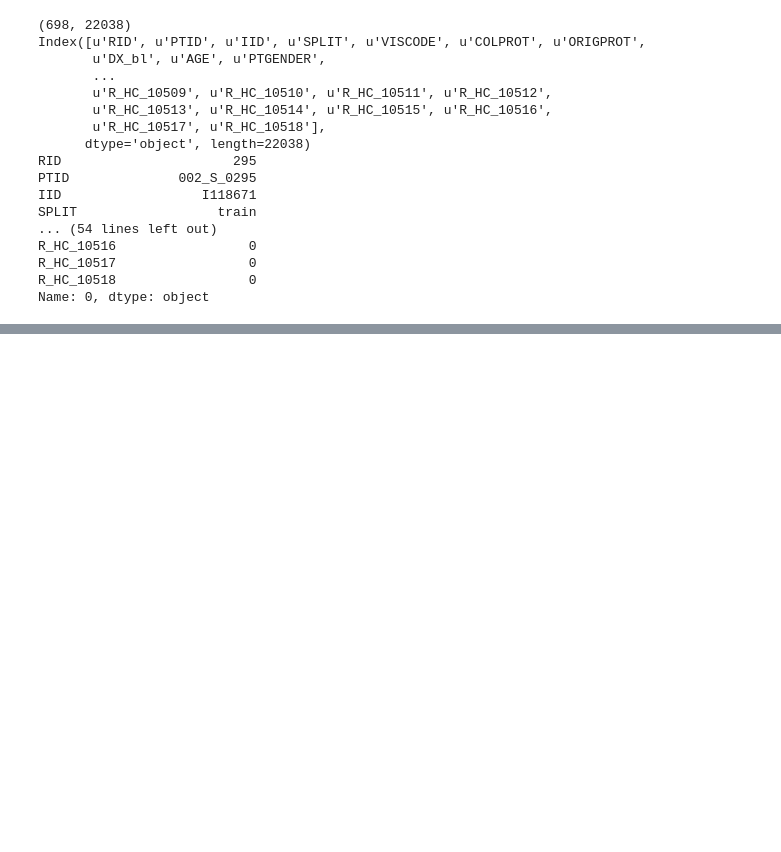
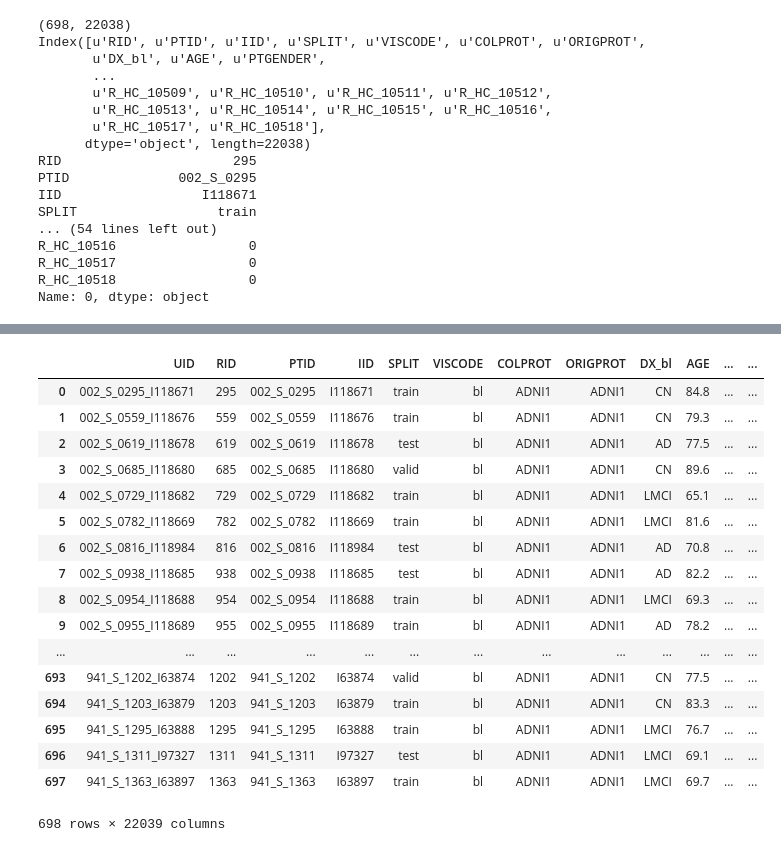
Before and after one commit to TIGRLab/NI-ML, a Jupyter notebook: preprocessing/notebooks/Combine_Clinical_CT.ipynb, the cells around one changed output, grey strips where cells are left out. Cells and saved outputs as stored; diff of their text form; code cells hidden in the pictures; blank space fills up the shorter version.

Commit message:
Adds UID to master_fused files

```diff
--- a/preprocessing/notebooks/Combine_Clinical_CT.ipynb
+++ b/preprocessing/notebooks/Combine_Clinical_CT.ipynb
@@ -240,3 +240,12 @@ R_HC_10516                 0
 R_HC_10517                 0
 R_HC_10518                 0
 Name: 0, dtype: object
+# %%
+import pandas as pd
+from IPython.display import display
+
+combined = pd.read_pickle('/projects/francisco/data/ADNI/master_fused.pkl')
+display(combined)
+# %%
+UID = combined['PTID'] + '_' + combined['IID']
+combined.insert(0, 'UID', UID)
@@ -242,0 +270,24 @@ Name: 0, dtype: object
+# %%
+display(combined)
+# Save
+combined.to_pickle('/projects/francisco/data/ADNI/master_fused.pkl')
+combined.to_csv('/projects/francisco/data/ADNI/master_fused.csv')
+# %% [output]
+|  | UID | RID | PTID | IID | SPLIT | VISCODE | COLPROT | ORIGPROT | DX_bl | AGE | ... | ... |
+| 0 | 002_S_0295_I118671 | 295 | 002_S_0295 | I118671 | train | bl | ADNI1 | ADNI1 | CN | 84.8 | ... | ... |
+| 1 | 002_S_0559_I118676 | 559 | 002_S_0559 | I118676 | train | bl | ADNI1 | ADNI1 | CN | 79.3 | ... | ... |
+| 2 | 002_S_0619_I118678 | 619 | 002_S_0619 | I118678 | test | bl | ADNI1 | ADNI1 | AD | 77.5 | ... | ... |
+| 3 | 002_S_0685_I118680 | 685 | 002_S_0685 | I118680 | valid | bl | ADNI1 | ADNI1 | CN | 89.6 | ... | ... |
+| 4 | 002_S_0729_I118682 | 729 | 002_S_0729 | I118682 | train | bl | ADNI1 | ADNI1 | LMCI | 65.1 | ... | ... |
+| 5 | 002_S_0782_I118669 | 782 | 002_S_0782 | I118669 | train | bl | ADNI1 | ADNI1 | LMCI | 81.6 | ... | ... |
+| 6 | 002_S_0816_I118984 | 816 | 002_S_0816 | I118984 | test | bl | ADNI1 | ADNI1 | AD | 70.8 | ... | ... |
+| 7 | 002_S_0938_I118685 | 938 | 002_S_0938 | I118685 | test | bl | ADNI1 | ADNI1 | AD | 82.2 | ... | ... |
+| 8 | 002_S_0954_I118688 | 954 | 002_S_0954 | I118688 | train | bl | ADNI1 | ADNI1 | LMCI | 69.3 | ... | ... |
+| 9 | 002_S_0955_I118689 | 955 | 002_S_0955 | I118689 | train | bl | ADNI1 | ADNI1 | AD | 78.2 | ... | ... |
+| ... | ... | ... | ... | ... | ... | ... | ... | ... | ... | ... | ... | ... |
+| 693 | 941_S_1202_I63874 | 1202 | 941_S_1202 | I63874 | valid | bl | ADNI1 | ADNI1 | CN | 77.5 | ... | ... |
+| 694 | 941_S_1203_I63879 | 1203 | 941_S_1203 | I63879 | train | bl | ADNI1 | ADNI1 | CN | 83.3 | ... | ... |
+| 695 | 941_S_1295_I63888 | 1295 | 941_S_1295 | I63888 | train | bl | ADNI1 | ADNI1 | LMCI | 76.7 | ... | ... |
+| 696 | 941_S_1311_I97327 | 1311 | 941_S_1311 | I97327 | test | bl | ADNI1 | ADNI1 | LMCI | 69.1 | ... | ... |
+| 697 | 941_S_1363_I63897 | 1363 | 941_S_1363 | I63897 | train | bl | ADNI1 | ADNI1 | LMCI | 69.7 | ... | ... |
+698 rows × 22039 columns
```
Also changed, not shown: parts of 2 cells of this notebook.
